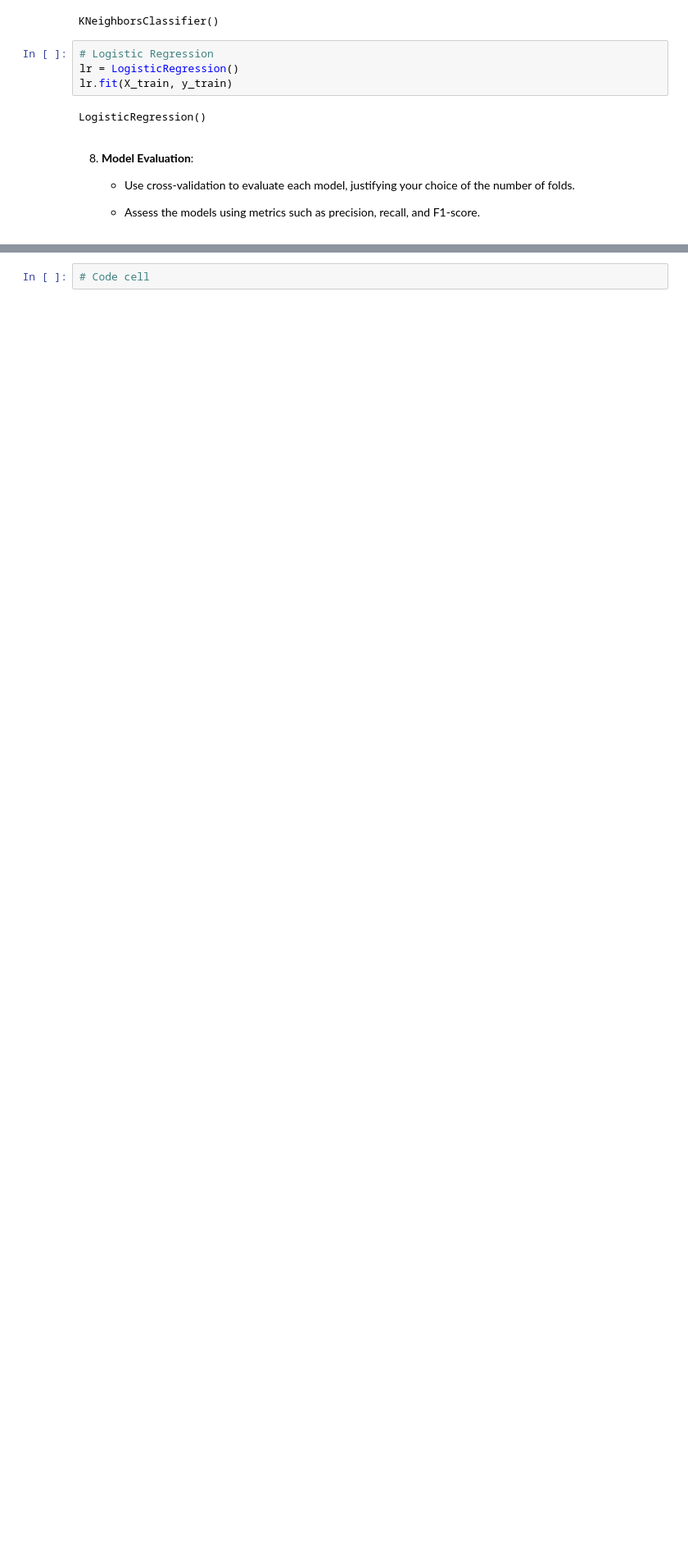
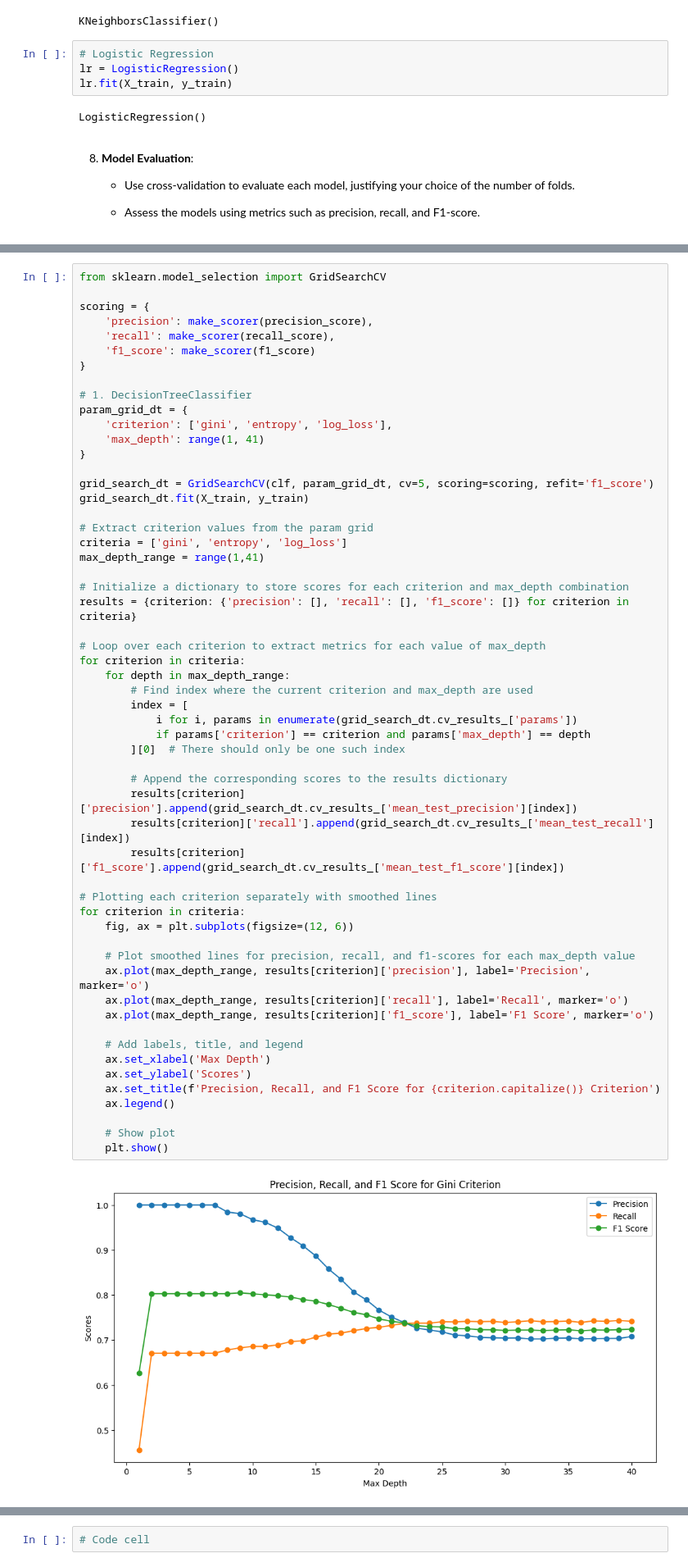
Before and after one commit to JoeZhang1000/CSI4106-Assignment-2, a Jupyter notebook: Joe_Zhang_Christian_Paravalos_CSI4106_Assignment_2_300245795_300231900.ipynb, the cells around one changed output, grey strips where cells are left out. Shown: that part at 82% size. Drawn from its saved outputs; the diff is of its cells as text; blank space fills up the shorter version.

```diff
--- a/Joe_Zhang_Christian_Paravalos_CSI4106_Assignment_2_300245795_300231900.ipynb
+++ b/Joe_Zhang_Christian_Paravalos_CSI4106_Assignment_2_300245795_300231900.ipynb
@@ -378,0 +423,58 @@ LogisticRegression()
+# %%
+from sklearn.model_selection import GridSearchCV
+
+scoring = {
+    'precision': make_scorer(precision_score),
+    'recall': make_scorer(recall_score),
+    'f1_score': make_scorer(f1_score)
+}
+
+# 1. DecisionTreeClassifier
+param_grid_dt = {
+    'criterion': ['gini', 'entropy', 'log_loss'],
+    'max_depth': range(1, 41)
+}
+
+grid_search_dt = GridSearchCV(clf, param_grid_dt, cv=5, scoring=scoring, refit='f1_score')
+grid_search_dt.fit(X_train, y_train)
+
+# Extract criterion values from the param grid
+criteria = ['gini', 'entropy', 'log_loss']
+max_depth_range = range(1,41)
+
+# Initialize a dictionary to store scores for each criterion and max_depth combination
+results = {criterion: {'precision': [], 'recall': [], 'f1_score': []} for criterion in criteria}
+
+# Loop over each criterion to extract metrics for each value of max_depth
+for criterion in criteria:
+    for depth in max_depth_range:
+        # Find index where the current criterion and max_depth are used
+        index = [
+            i for i, params in enumerate(grid_search_dt.cv_results_['params'])
+            if params['criterion'] == criterion and params['max_depth'] == depth
+        ][0]  # There should only be one such index
+
+        # Append the corresponding scores to the results dictionary
+        results[criterion]['precision'].append(grid_search_dt.cv_results_['mean_test_precision'][index])
+        results[criterion]['recall'].append(grid_search_dt.cv_results_['mean_test_recall'][index])
+        results[criterion]['f1_score'].append(grid_search_dt.cv_results_['mean_test_f1_score'][index])
+
+# Plotting each criterion separately with smoothed lines
+for criterion in criteria:
+    fig, ax = plt.subplots(figsize=(12, 6))
+
+    # Plot smoothed lines for precision, recall, and f1-scores for each max_depth value
+    ax.plot(max_depth_range, results[criterion]['precision'], label='Precision', marker='o')
+    ax.plot(max_depth_range, results[criterion]['recall'], label='Recall', marker='o')
+    ax.plot(max_depth_range, results[criterion]['f1_score'], label='F1 Score', marker='o')
+
+    # Add labels, title, and legend
+    ax.set_xlabel('Max Depth')
+    ax.set_ylabel('Scores')
+    ax.set_title(f'Precision, Recall, and F1 Score for {criterion.capitalize()} Criterion')
+    ax.legend()
+
+    # Show plot
+    plt.show()
+# %% [output]
+[figure, added]
```
Also changed, not shown: parts of 12 cells of this notebook.
